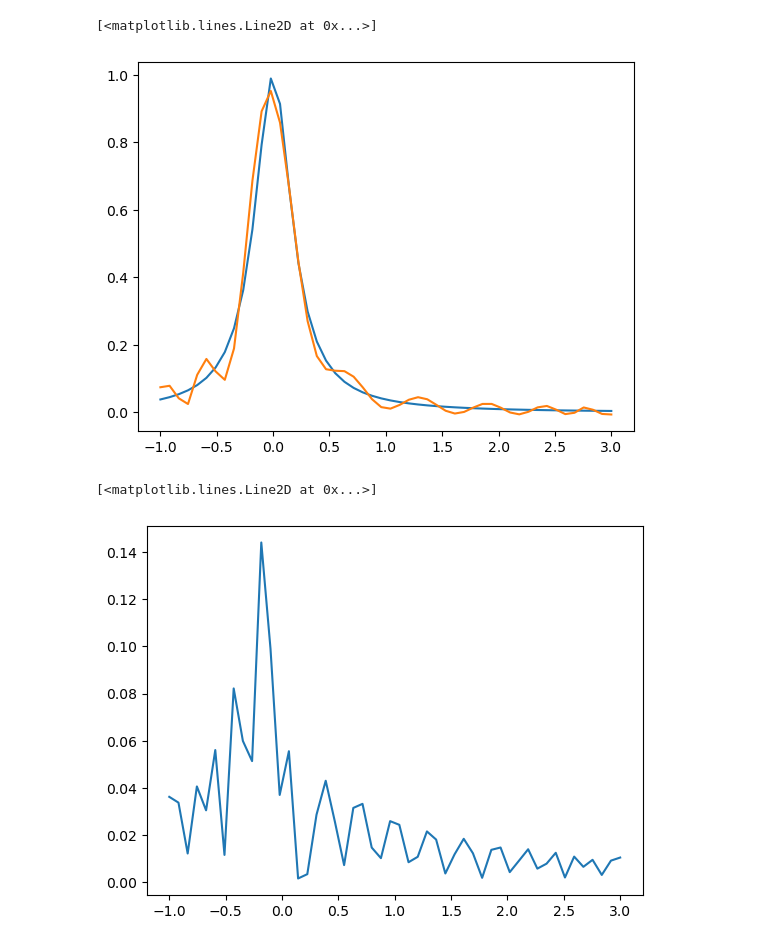
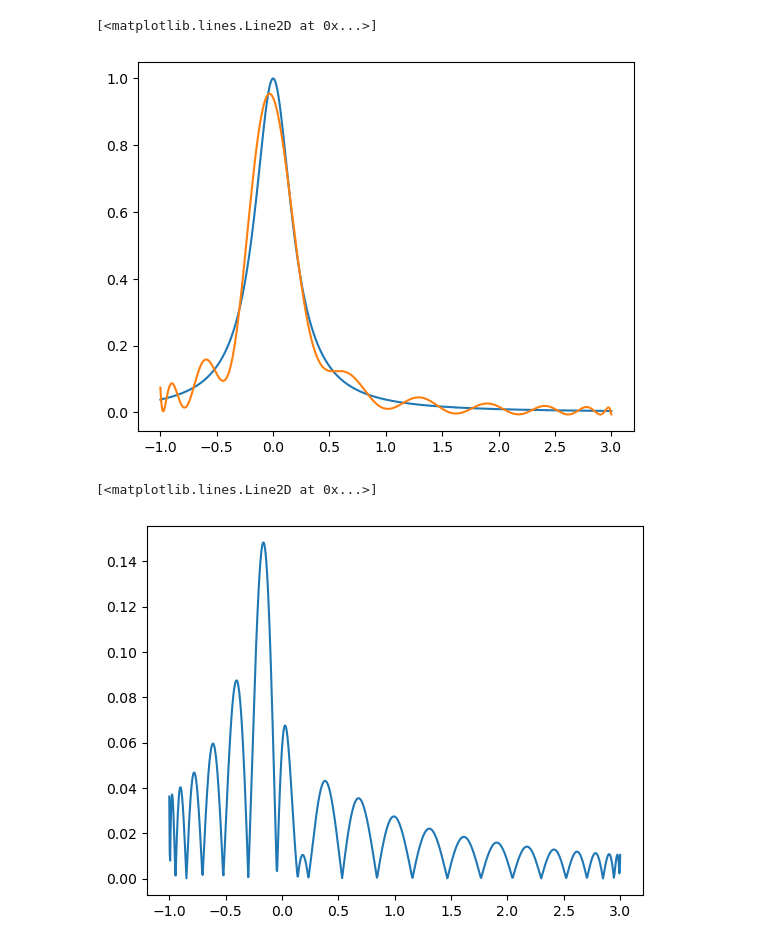
Before and after one commit to igo320345/itmo_num_methods, a Jupyter notebook: runge_chebyshev.ipynb, the cells around one changed output. Cells and saved outputs as stored; diff of their text form; code cells hidden in the pictures.

Commit message:
plot fix

```diff
--- a/runge_chebyshev.ipynb
+++ b/runge_chebyshev.ipynb
@@ -32,18 +32,18 @@ expand(Q)
 $\displaystyle - 0.0165200805485098 t^{19} + 0.332705042262989 t^{18} - 2.85382151588059 t^{17} + 13.2639379459219 t^{16} - 33.97928102008 t^{15} + 35.4268840239363 t^{14} + 43.8904668170929 t^{13} - 170.516412829826 t^{12} + 127.216863578061 t^{11} + 159.511692905959 t^{10} - 297.755820953851 t^{9} + 18.284406391037 t^{8} + 235.984593026732 t^{7} - 99.7867761600329 t^{6} - 85.5232640360425 t^{5} + 53.8533500824481 t^{4} + 13.7437284315305 t^{3} - 11.2693104053615 t^{2} - 0.738713632683805 t + 0.942414217680173$
 # %%
 plot_f = lambdify(x, f, modules = ['numpy'])
-x_vals = np.linspace(x_0, x_m)
+x_vals = np.linspace(x_0, x_m, 1000)
 plot_Q = lambdify(t, Q, modules = ['numpy'])
-t_vals = np.linspace(x_0, x_m)
+t_vals = np.linspace(x_0, x_m, 1000)
 
 plt.plot(x_vals, plot_f(x_vals))
 plt.plot(t_vals, plot_Q(t_vals))
 # %% [output]
 [<matplotlib.lines.Line2D at 0x...>]
-[figure, old version]
+[figure, new version]
 # %%
 err = lambdify(t, abs(f.subs(x, t) - Q), modules =['numpy'])
 plt.plot(t_vals, err(t_vals))
 # %% [output]
 [<matplotlib.lines.Line2D at 0x...>]
-[figure, old version]
+[figure, new version]
```
